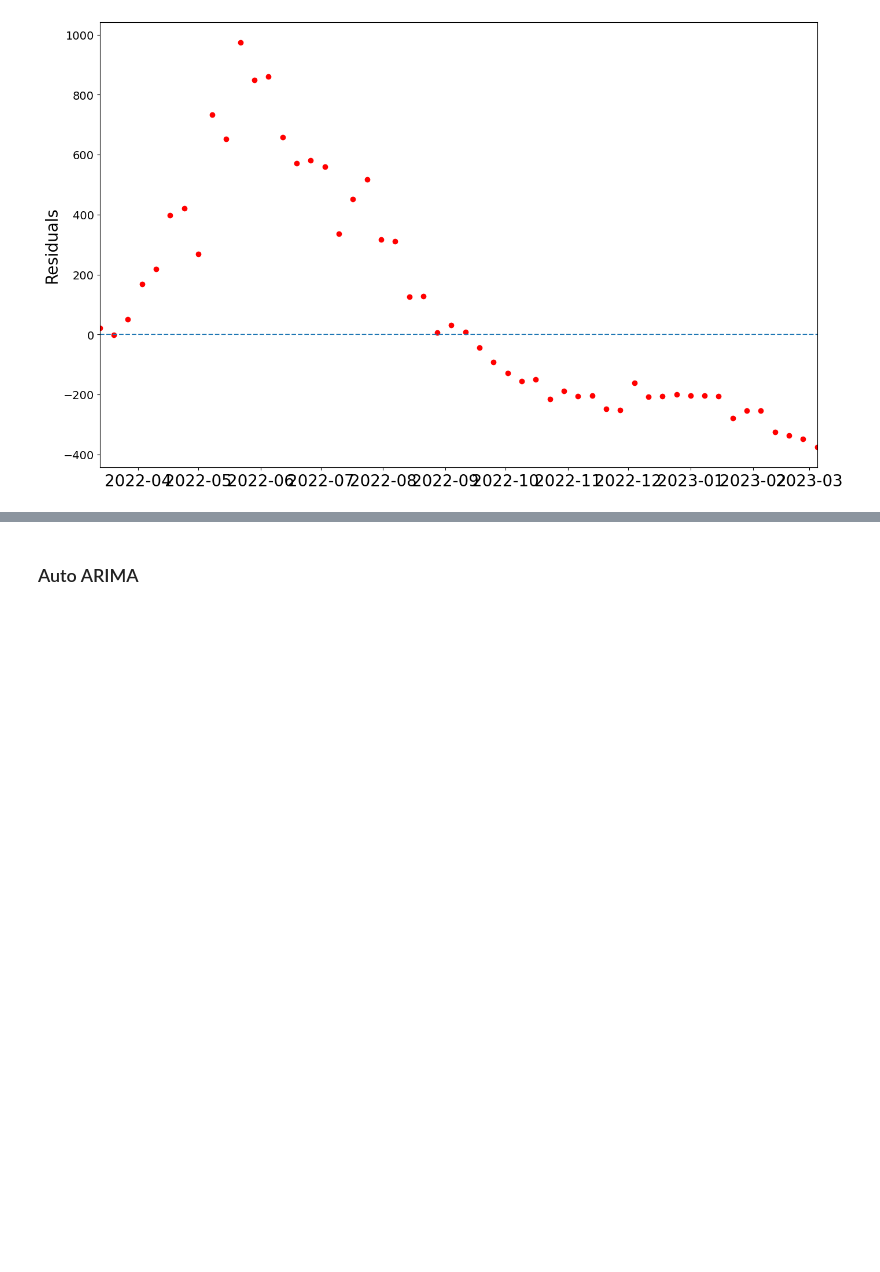
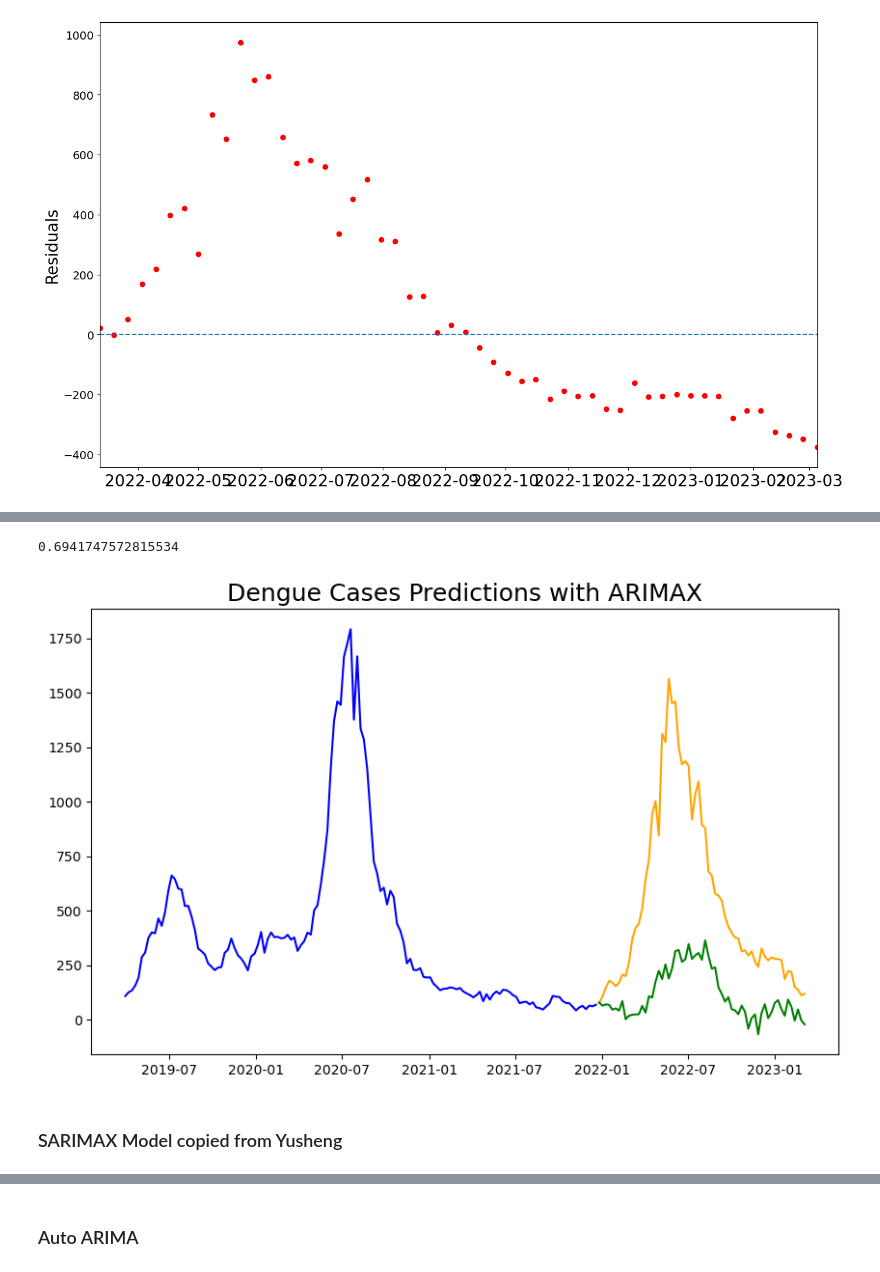
Before and after one commit to sherenaLIM/Predictive-Model-for-Dengue-Forked, a Jupyter notebook: code/prediction_model_sunil.ipynb, the cells around one changed output, grey strips where cells are left out. Drawn from its saved outputs; the diff is of its cells as text; code cells hidden in the pictures; blank space fills up the shorter version.

```diff
--- a/code/prediction_model_sunil.ipynb
+++ b/code/prediction_model_sunil.ipynb
@@ -929,0 +1016,2 @@ test3['dengue_cases']
+# %%
+data.dropna(inplace=True)
@@ -929,0 +1022,2 @@ test3['dengue_cases']
+# %%
+data.drop(columns=['denv_1', 'denv_2', 'denv_3', 'denv_4'], inplace=True)
@@ -929,0 +1044,36 @@ test3['dengue_cases']
+# %%
+143/206 #We will have a 70-30 train test split
+# %% [output]
+0.6941747572815534
+# %%
+train = data.iloc[:143]
+test = data.iloc[143:]
+# %%
+# Instantiate best model.
+arimax = ARIMA(endog=train['dengue_cases'], order=(1, 1, 2),
+               exog=train.drop(columns=['dengue_cases']))
+
+# Fit ARIMA model.
+model = arimax.fit()
+
+# Generate predictions based on test set.
+preds = model.predict(start=test.index[0], end=test.index[-1], exog=test.drop(columns=['dengue_cases']))
+# %%
+# Plot data.
+plt.figure(figsize=(10,6))
+
+# Plot training data in blue.
+plt.plot(train['dengue_cases'], color = 'blue')
+
+# Plot testing data in orange.
+plt.plot(test['dengue_cases'], color = 'orange')
+
+# Plot predicted values in green.
+plt.plot(preds, color = 'green')
+
+plt.title(label = 'Dengue Cases Predictions with ARIMAX', fontsize=18)
+plt.show();
+# %% [output]
+[figure, added]
+# %% [markdown]
+### SARIMAX Model copied from Yusheng
```
Also changed, not shown: parts of 34 cells of this notebook, 2 other files.
